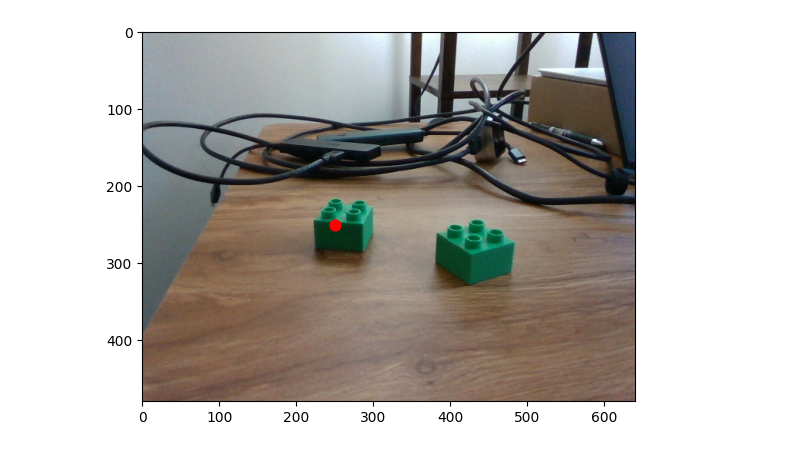
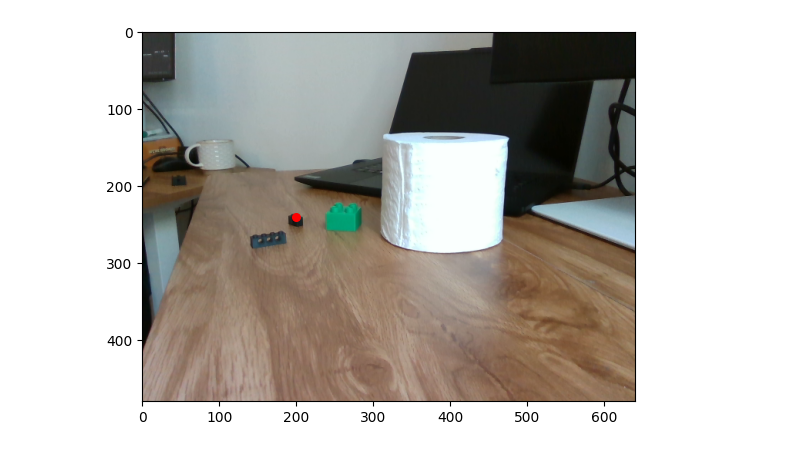
Before and after one commit to robot-learning-co/trlc-sdk, a Jupyter notebook: examples/segmentation/from_prompt.ipynb, the cells around one changed output. Saved outputs shown, nothing was run; the diff lists cells and outputs as text; code cells hidden in the pictures.

```diff
--- a/examples/segmentation/from_prompt.ipynb
+++ b/examples/segmentation/from_prompt.ipynb
@@ -7,13 +8,13 @@ import json
 
 from trlc_sdk.http.client import HTTPClient
 # %%
-image_path = './../data/scene/rgb.png'
+image_path = './../capture/out/rgb.png'
 
-point_coords = [ [250, 250] ] # [x, y]
+point_coords = [ [200, 240] ] # [x, y]
 point_labels = [ 1 ] # 1=add, 0=remove
 
 plt.imshow(media.read_image(image_path))
-plt.scatter([point_coords[0][0]], [point_coords[0][1]], c='red', s=60, marker='o')
+plt.scatter([point_coords[0][0]], [point_coords[0][1]], c='red', s=30, marker='o')
 plt.show()
 # %% [output]
-[figure, old version]
+[figure, new version]
```
Also changed, not shown: parts of 5 cells of this notebook, 21 other files.
